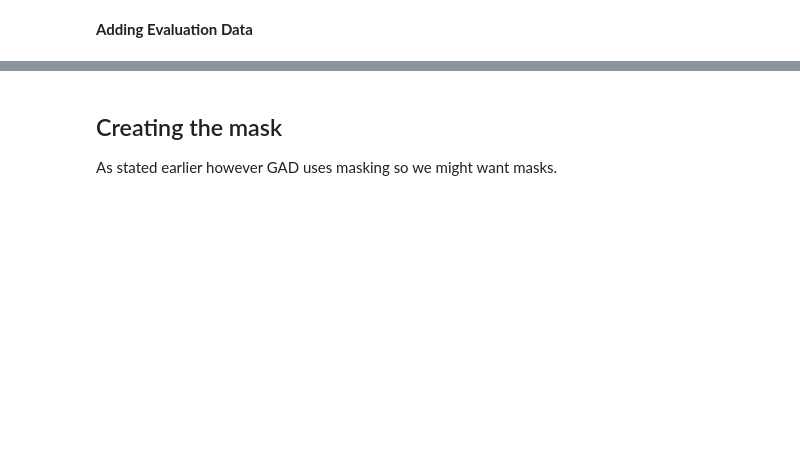
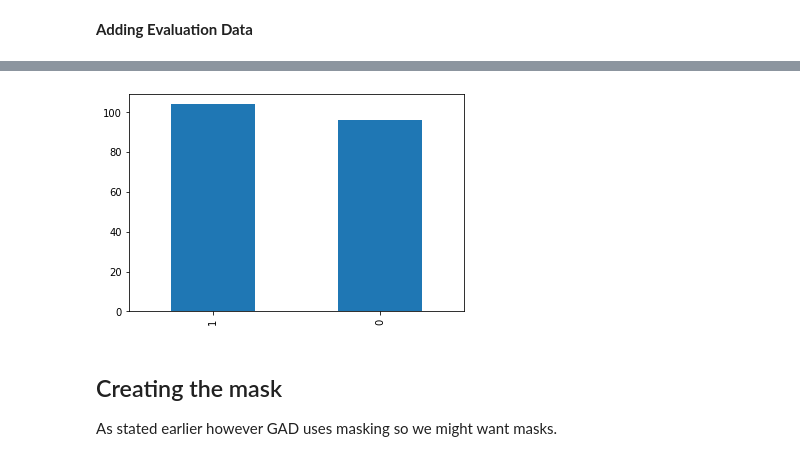
Before and after one commit to tbucci100/task-vt, a Jupyter notebook: drug_treatment_extraction/notebooks/ training_data_explore.ipynb, the cells around one changed output, grey strips where cells are left out. Drawn from its saved outputs; the diff is of its cells as text; code cells hidden in the pictures; blank space fills up the shorter version.

```diff
--- a/drug_treatment_extraction/notebooks/ training_data_explore.ipynb
+++ b/drug_treatment_extraction/notebooks/ training_data_explore.ipynb
@@ -125,5 +137,8 @@ Operation completed over 1 objects/11.6 MiB.
 **Adding Evaluation Data**
 # %%
 eval_data_df = pd.read_excel("drugvis.xlsx", sheet_name = 0).drop_duplicates(subset='sentence')
-eval_data_df['target'] = eval_data_df['Target']
-eval_data_df
+eval_data_df['label'] = eval_data_df['Target']
+eval_data_df.sample(frac=1)
+train_eval = eval_data_df[:200]
+dev_eval = eval_data_df[200:210]
+test_eval = eval_data_df[210:]
@@ -152,3 +182,7 @@ Operation completed over 1 objects/86.6 KiB.
+# %%
+hist = train_eval['label'].value_counts().plot(kind='bar')
+# %% [output]
+[figure, added]
 # %% [markdown]
 ## Creating the mask
 As stated earlier however GAD uses masking so we might want masks.
```
Also changed, not shown: parts of 11 cells of this notebook.
